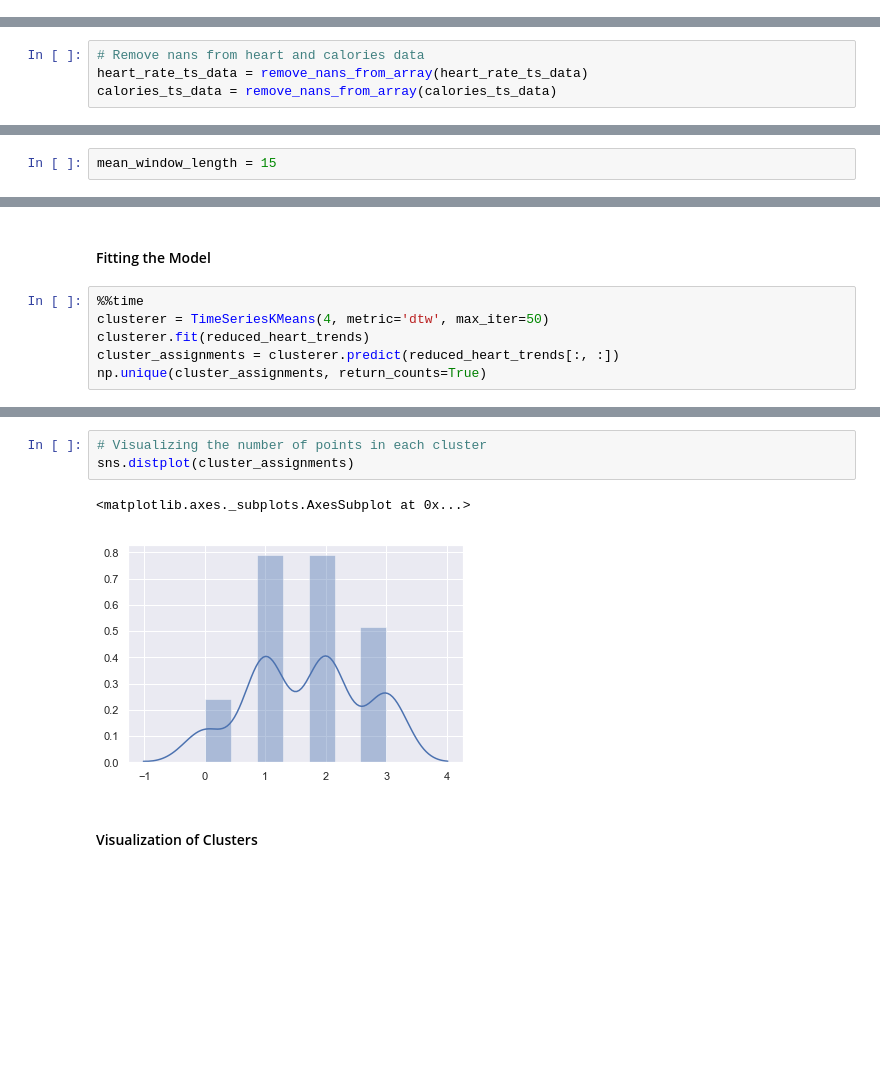
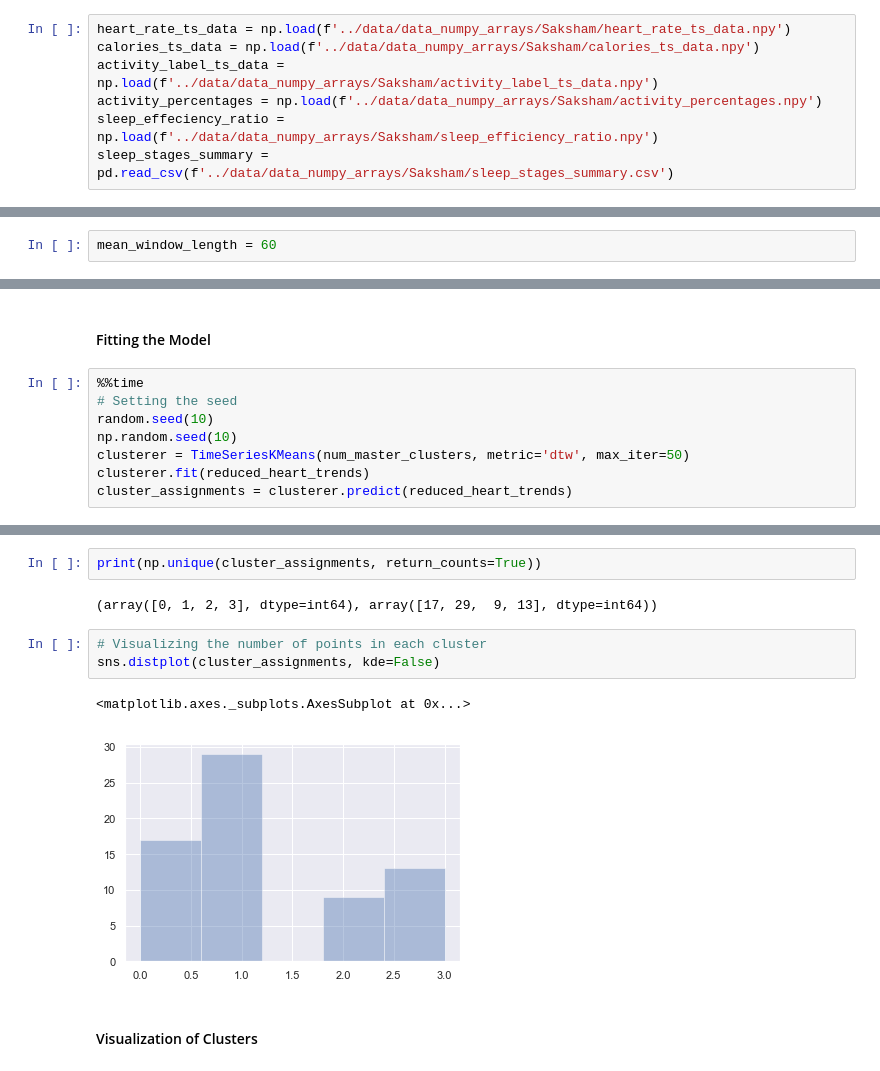
Before and after one commit to goelsaksham/healthRecSys, a Jupyter notebook: src/Clustering - Sleep Labels.ipynb, the cells around one changed output, grey strips where cells are left out. Saved outputs shown, nothing was run; the diff lists cells and outputs as text; blank space fills up the shorter version.

```diff
--- a/src/Clustering - Sleep Labels.ipynb
+++ b/src/Clustering - Sleep Labels.ipynb
@@ -93,0 +42,7 @@ sleep_effeciency_ratio, sleep_stages_summary = np.array(sleep_effeciency_ratio),
+# %%
+heart_rate_ts_data = np.load(f'../data/data_numpy_arrays/Saksham/heart_rate_ts_data.npy')
+calories_ts_data = np.load(f'../data/data_numpy_arrays/Saksham/calories_ts_data.npy')
+activity_label_ts_data = np.load(f'../data/data_numpy_arrays/Saksham/activity_label_ts_data.npy')
+activity_percentages = np.load(f'../data/data_numpy_arrays/Saksham/activity_percentages.npy')
+sleep_effeciency_ratio = np.load(f'../data/data_numpy_arrays/Saksham/sleep_efficiency_ratio.npy')
+sleep_stages_summary = pd.read_csv(f'../data/data_numpy_arrays/Saksham/sleep_stages_summary.csv')
@@ -104,4 +63,0 @@ False
-# %%
-# Remove nans from heart and calories data
-heart_rate_ts_data = remove_nans_from_array(heart_rate_ts_data)
-calories_ts_data = remove_nans_from_array(calories_ts_data)
@@ -161,7 +112,7 @@ plt.plot(calories_trends[0, :])
 
 This section will reduce the dimensions of the arrays so that we can easily apply different clustering techniques on them
 # %%
-mean_window_length = 15
+mean_window_length = 60
 # %%
 # Reduce the dimension of the arrays
 reduced_heart_trends = reduce_time_series_dimension(heart_trends, mean_window_length)
@@ -629,8 +700,10 @@ Here we apply K-Means on the data with Dynamic Time Wrapping (DTW) as the distan
 #### Fitting the Model
 # %%
 %%time
-clusterer = TimeSeriesKMeans(4, metric='dtw', max_iter=50)
+# Setting the seed
+random.seed(10)
+np.random.seed(10)
+clusterer = TimeSeriesKMeans(num_master_clusters, metric='dtw', max_iter=50)
 clusterer.fit(reduced_heart_trends)
-cluster_assignments = clusterer.predict(reduced_heart_trends[:, :])
-np.unique(cluster_assignments, return_counts=True)
+cluster_assignments = clusterer.predict(reduced_heart_trends)
 # %% [output]
@@ -639,9 +712,13 @@ Wall time: 35.1 s
+# %%
+print(np.unique(cluster_assignments, return_counts=True))
+# %% [output]
+(array([0, 1, 2, 3], dtype=int64), array([17, 29,  9, 13], dtype=int64))
 # %%
 # Visualizing the number of points in each cluster
-sns.distplot(cluster_assignments)
+sns.distplot(cluster_assignments, kde=False)
 # %% [output]
 <matplotlib.axes._subplots.AxesSubplot at 0x...>
-[figure, old version]
+[figure, new version]
 # %% [markdown]
 #### Visualization of Clusters
 # %%
```
Also changed, not shown: parts of 68 cells of this notebook, 8 other files.
